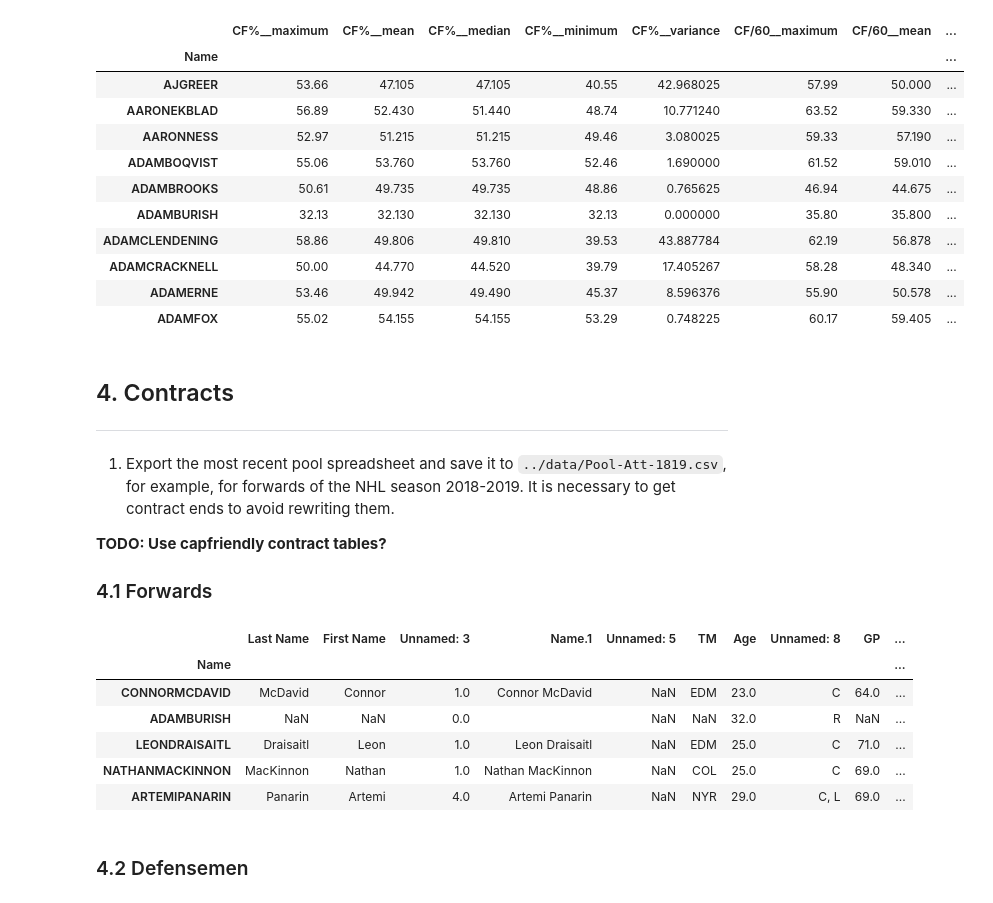
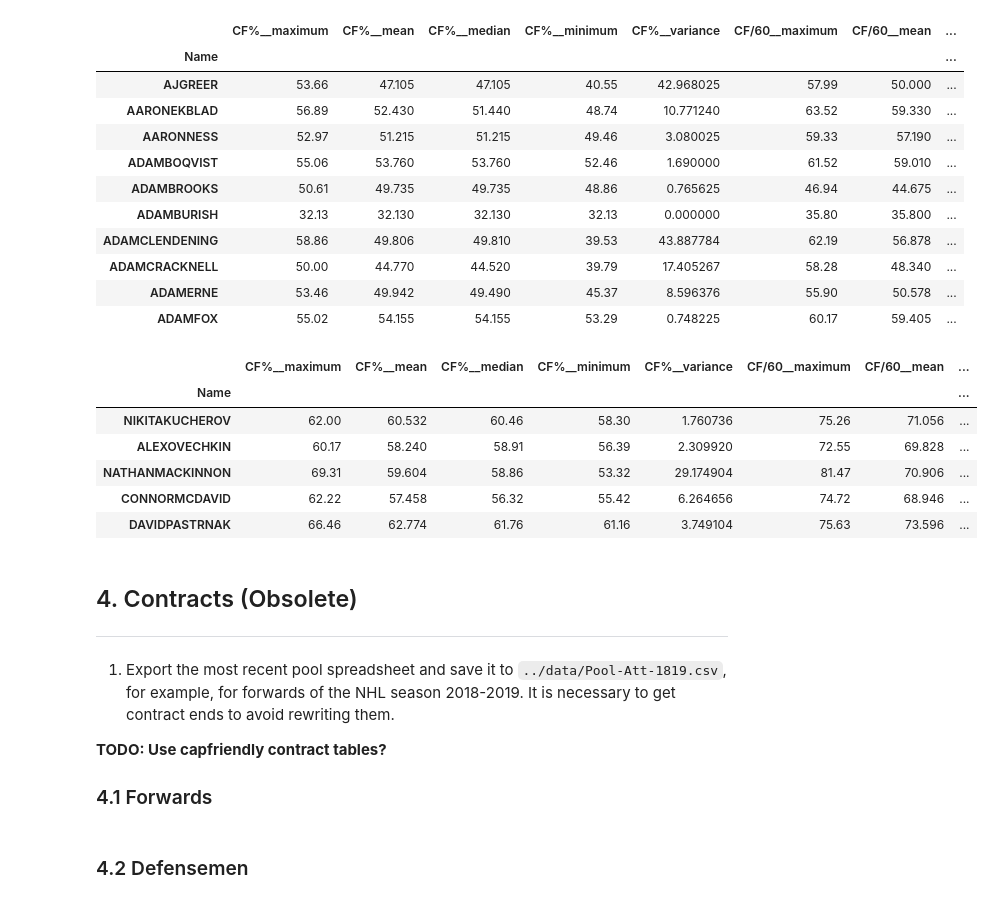
Before and after one commit to noiseux1523/NHL-Player-Projection, a Jupyter notebook: notebooks/Pool-Dataset-Final.ipynb, the cells around one changed output. Cells and saved outputs as stored; diff of their text form; code cells hidden in the pictures.

```diff
--- a/notebooks/Pool-Dataset-Final.ipynb
+++ b/notebooks/Pool-Dataset-Final.ipynb
@@ -403,8 +393,18 @@ nhl.head(10)
 | ADAMCRACKNELL | 50.00 | 44.770 | 44.520 | 39.79 | 17.405267 | 58.28 | 48.340 | ... |
 | ADAMERNE | 53.46 | 49.942 | 49.490 | 45.37 | 8.596376 | 55.90 | 50.578 | ... |
 | ADAMFOX | 55.02 | 54.155 | 54.155 | 53.29 | 0.748225 | 60.17 | 59.405 | ... |
+# %%
+nhl.sort_values('Score', ascending=False).head()
+# %% [output]
+|  | CF%__maximum | CF%__mean | CF%__median | CF%__minimum | CF%__variance | CF/60__maximum | CF/60__mean | ... |
+| Name |  |  |  |  |  |  |  | ... |
+| NIKITAKUCHEROV | 62.00 | 60.532 | 60.46 | 58.30 | 1.760736 | 75.26 | 71.056 | ... |
+| ALEXOVECHKIN | 60.17 | 58.240 | 58.91 | 56.39 | 2.309920 | 72.55 | 69.828 | ... |
+| NATHANMACKINNON | 69.31 | 59.604 | 58.86 | 53.32 | 29.174904 | 81.47 | 70.906 | ... |
+| CONNORMCDAVID | 62.22 | 57.458 | 56.32 | 55.42 | 6.264656 | 74.72 | 68.946 | ... |
+| DAVIDPASTRNAK | 66.46 | 62.774 | 61.76 | 61.16 | 3.749104 | 75.63 | 73.596 | ... |
 # %% [markdown]
-## 4. Contracts
+## 4. Contracts (Obsolete)
 ---
 
 1. Export the most recent pool spreadsheet and save it to `../data/Pool-Att-1819.csv`, for example, for forwards of the NHL season 2018-2019. It is necessary to get contract ends to avoid rewriting them.
@@ -413,40 +413,32 @@ nhl.head(10)
 
 ### 4.1 Forwards
 # %%
-nhl_att_contracts = pd.read_csv('../data/nhl_att_2021_v2.csv', sep=',', header=0, encoding = "utf-8")
-# TODO: Cap Hit_18 will be different probably
-nhl_att_contracts = nhl_att_contracts.iloc[1:]
-nhl_att_contracts = nhl_att_contracts.rename(columns={"Name": "Name.1",
-                                                      "Unnamed: 0": "Name",
-                                                      "Unnamed: 1": "Last Name",
-                                                      "Unnamed: 2": "First Name"})
-# nhl_att_contracts['Name'] = nhl_att_contracts.apply(lambda player: re.sub(r'\W+', '', f'{player["Unnamed: 3"]}{player["Unnamed: 2"]}').upper(), axis=1)
-nhl_att_contracts.set_index('Name', inplace=True)
-nhl_att_contracts.rename({'BURMISTROVALEX': 'BURMISTROVALEXANDER',
-                          'BURROWSALEX': 'BURROWSALEXANDRE',
-                          'CAMMALLERIMIKE': 'CAMMALLERIMICHAEL',
-                          'DEANGELOTONY': 'DEANGELOANTHONY',
-                          'DIDOMENICOCHRIS': 'DIDOMENICOCHRISTOPHER',
-                          'EDLERALEX': 'EDLERALEXANDER',
-                          'ENSTROMTOBY': 'ENSTROMTOBIAS',
-                          'FERLANDMICHEAL': 'FERLANDMICHAEL',
-                          'HINOSTROZAVINNIE': 'HINOSTROZAVINCENT',
-                          'KULEMINNIKOLAY': 'KULEMINNIKOLAI',
-                          'MARCHESSAULTJONATHAN': 'AUDYMARCHESSAULTJONATHAN',
-                          'MATHESONMIKE': 'MATHESONMICHAEL',
-                          'MORRISSEYJOSH': 'MORRISSEYJOSHUA',
-                          'PETROVICALEX': 'PETROVICALEXANDER',
-                          'RADULOVALEX': 'RADULOVALEXANDER',
-                          'WENNBERGALEX': 'WENNBERGALEXANDER'}, inplace = True)
-nhl_att_contracts.head()
+# nhl_att_contracts = pd.read_csv('../data/nhl_att_2021_v2.csv', sep=',', header=0, encoding = "utf-8")
+# # TODO: Cap Hit_18 will be different probably
+# nhl_att_contracts = nhl_att_contracts.iloc[1:]
+# nhl_att_contracts = nhl_att_contracts.rename(columns={"Name": "Name.1",
+#                                                       "Unnamed: 0": "Name",
+#                                                       "Unnamed: 1": "Last Name",
+#                                                       "Unnamed: 2": "First Name"})
+# # nhl_att_contracts['Name'] = nhl_att_contracts.apply(lambda player: re.sub(r'\W+', '', f'{player["Unnamed: 3"]}{player["Unnamed: 2"]}').upper(), axis=1)
+# nhl_att_contracts.set_index('Name', inplace=True)
+# nhl_att_contracts.rename({'BURMISTROVALEX': 'BURMISTROVALEXANDER',
+#                           'BURROWSALEX': 'BURROWSALEXANDRE',
+#                           'CAMMALLERIMIKE': 'CAMMALLERIMICHAEL',
+#                           'DEANGELOTONY': 'DEANGELOANTHONY',
+#                           'DIDOMENICOCHRIS': 'DIDOMENICOCHRISTOPHER',
+#                           'EDLERALEX': 'EDLERALEXANDER',
+#                           'ENSTROMTOBY': 'ENSTROMTOBIAS',
+#                           'FERLANDMICHEAL': 'FERLANDMICHAEL',
+#                           'HINOSTROZAVINNIE': 'HINOSTROZAVINCENT',
+#                           'KULEMINNIKOLAY': 'KULEMINNIKOLAI',
+#                           'MARCHESSAULTJONATHAN': 'AUDYMARCHESSAULTJONATHAN',
+#                           'MATHESONMIKE': 'MATHESONMICHAEL',
+#                           'MORRISSEYJOSH': 'MORRISSEYJOSHUA',
+#                           'PETROVICALEX': 'PETROVICALEXANDER',
+#                           'RADULOVALEX': 'RADULOVALEXANDER',
+#                           'WENNBERGALEX': 'WENNBERGALEXANDER'}, inplace = True)
+# nhl_att_contracts.head()
-# %% [output]
-|  | Last Name | First Name | Unnamed: 3 | Name.1 | Unnamed: 5 | TM | Age | Unnamed: 8 | GP | ... |
-| Name |  |  |  |  |  |  |  |  |  | ... |
-| CONNORMCDAVID | McDavid | Connor | 1.0 | Connor McDavid | NaN | EDM | 23.0 | C | 64.0 | ... |
-| ADAMBURISH | NaN | NaN | 0.0 |  | NaN | NaN | 32.0 | R | NaN | ... |
-| LEONDRAISAITL | Draisaitl | Leon | 1.0 | Leon Draisaitl | NaN | EDM | 25.0 | C | 71.0 | ... |
-| NATHANMACKINNON | MacKinnon | Nathan | 1.0 | Nathan MacKinnon | NaN | COL | 25.0 | C | 69.0 | ... |
-| ARTEMIPANARIN | Panarin | Artemi | 4.0 | Artemi Panarin | NaN | NYR | 29.0 | C, L | 69.0 | ... |
 # %%
 # nhl_att_contracts = pd.read_csv('../data/Pool-Att-1819.csv', header=1, encoding = "utf-8")
 # # TODO: Cap Hit_18 will be different probably
```
Also changed, not shown: parts of 22 cells of this notebook, 6 other files.
